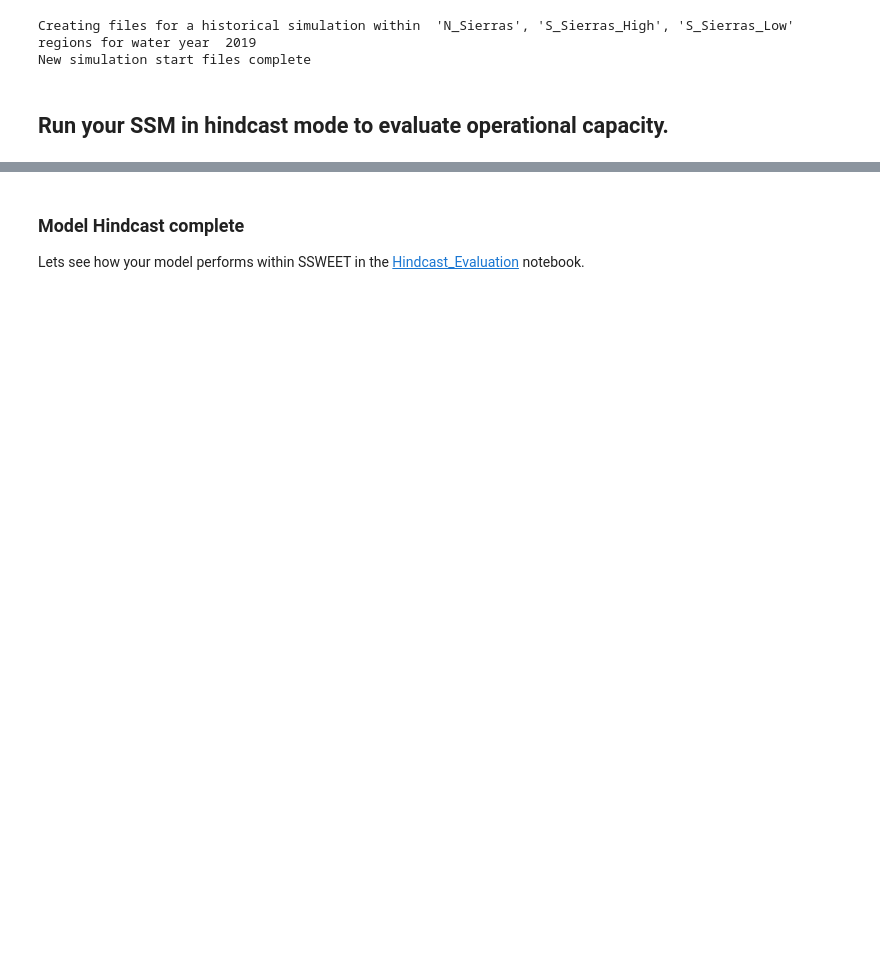
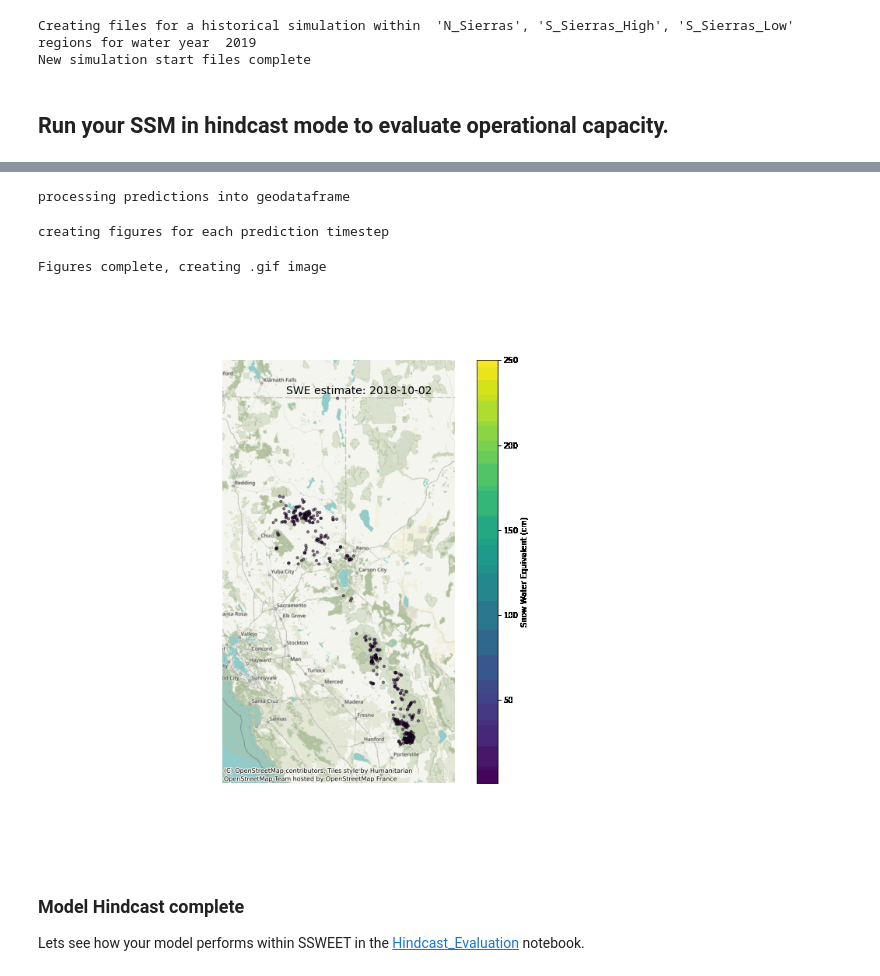
Before and after one commit to geo-smart/Snow-Extrapolation, a Jupyter notebook: contributors/NSM_Example/SSM_Hindcast_2019.ipynb, the cells around one changed output, grey strips where cells are left out. Cells and saved outputs as stored; diff of their text form; code cells hidden in the pictures; blank space fills up the shorter version.

```diff
--- a/contributors/NSM_Example/SSM_Hindcast_2019.ipynb
+++ b/contributors/NSM_Example/SSM_Hindcast_2019.ipynb
@@ -39,7 +39,7 @@ new_year = '2019'
 threshold = '20.0' #This threshold is standardized for now, to recalculate see Dr. Johnson
 Region_list = ['N_Sierras','S_Sierras_High', 'S_Sierras_Low']
 
-datelist = Hindcast_Initialization(cwd, datapath, new_year, threshold, Region_list)
+datelist = Hindcast_Initialization.Hindcast_Initialization(cwd, datapath, new_year, threshold, Region_list)
 # %% [output]
 Creating files for a historical simulation within  'N_Sierras', 'S_Sierras_High', 'S_Sierras_Low'  regions for water year  2019
 New simulation start files complete
@@ -99,3 +99,10 @@ S_Sierras_Low
+# %%
+Hindcast_Initialization.Snowgif(cwd, datelist, Region_list)
+# %% [output]
+processing predictions into geodataframe
+creating figures for each prediction timestep
+Figures complete, creating .gif image
+[figure, added]
 # %% [markdown]
 ### Model Hindcast complete
 
```
Also changed, not shown: parts of 2 cells of this notebook, 6 other files.
